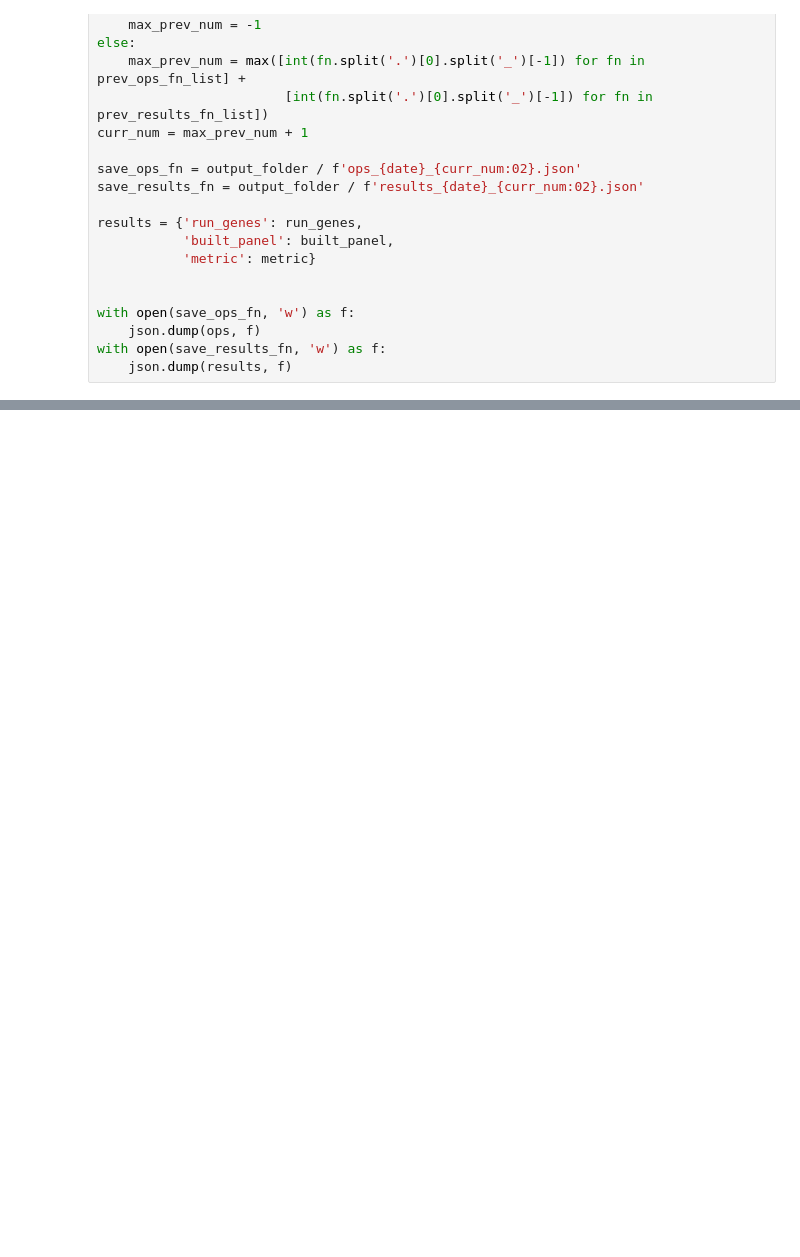
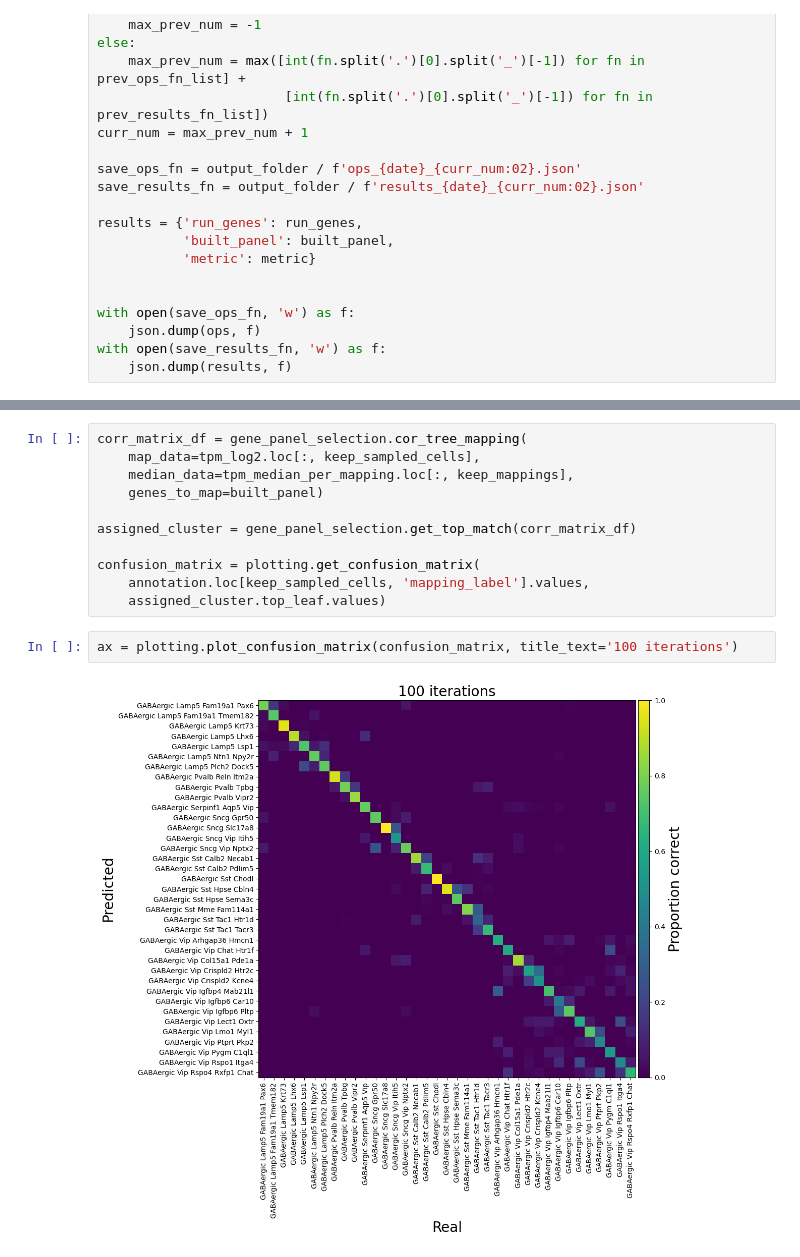
Before and after one commit to AllenNeuralDynamics/mfishtoolspy, a Jupyter notebook: notebooks/demo.ipynb, the cells around one changed output, grey strips where cells are left out. Drawn from its saved outputs; the diff is of its cells as text; blank space fills up the shorter version.

```diff
--- a/notebooks/demo.ipynb
+++ b/notebooks/demo.ipynb
@@ -412,0 +450,15 @@ with open(save_results_fn, 'w') as f:
+# %%
+corr_matrix_df = gene_panel_selection.cor_tree_mapping(
+    map_data=tpm_log2.loc[:, keep_sampled_cells],
+    median_data=tpm_median_per_mapping.loc[:, keep_mappings],
+    genes_to_map=built_panel)
+
+assigned_cluster = gene_panel_selection.get_top_match(corr_matrix_df)
+
+confusion_matrix = plotting.get_confusion_matrix(
+    annotation.loc[keep_sampled_cells, 'mapping_label'].values,
+    assigned_cluster.top_leaf.values)
+# %%
+ax = plotting.plot_confusion_matrix(confusion_matrix, title_text='100 iterations')
+# %% [output]
+[figure, added]
```
Also changed, not shown: parts of 27 cells of this notebook, 9 other files.
